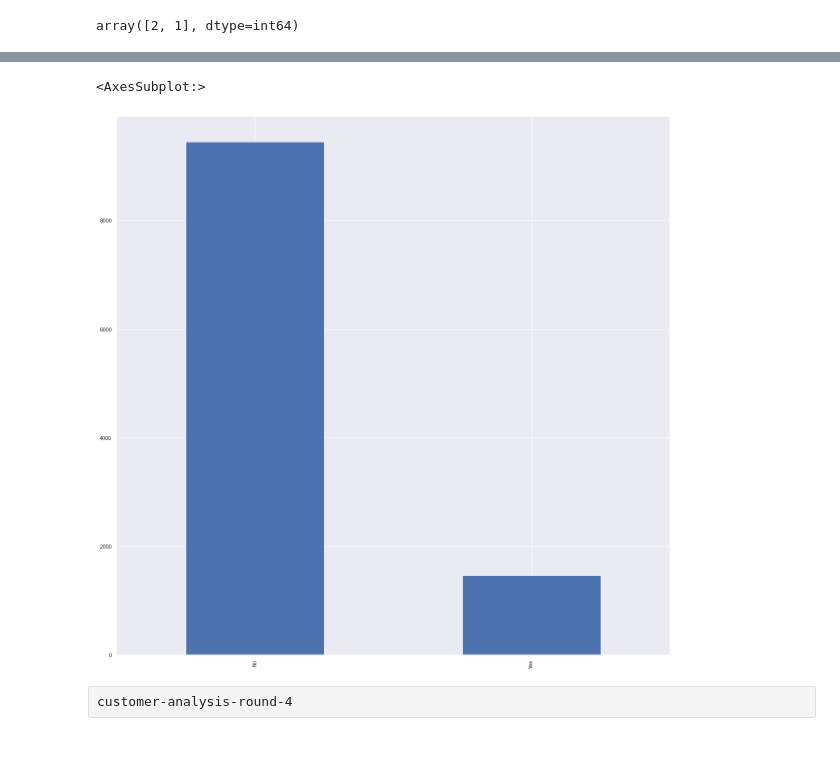
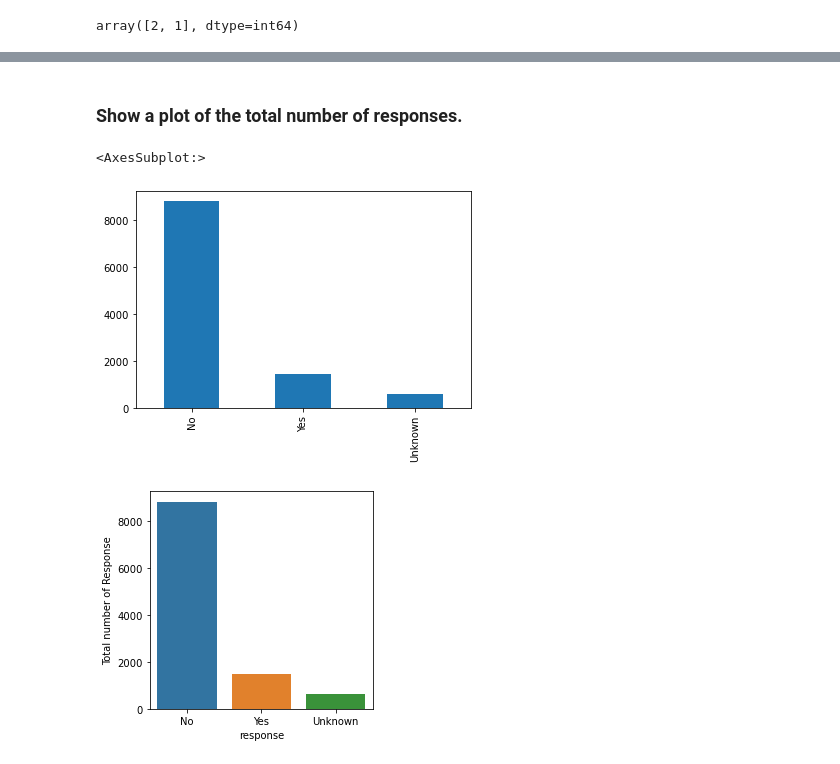
Before and after one commit to bennednedben/lab-customer-analysis-round-2, a Jupyter notebook: files_for_lab/csv_files/Solution6.ipynb, the cells around one changed output, grey strips where cells are left out. Saved outputs shown, nothing was run; the diff lists cells and outputs as text; code cells hidden in the pictures.

```diff
--- a/files_for_lab/csv_files/Solution6.ipynb
+++ b/files_for_lab/csv_files/Solution6.ipynb
@@ -327,5 +394,5 @@ Name: Vehicle Class, dtype: int64
 # %%
-# classify NaN's to the most common value
-data['Vehicle Class'] = data['Vehicle Class'].fillna('Four-Door Car')
+# classify NaN's to unknown value
+data['vehicle_class'] = data['vehicle_class'].fillna('unknown')
 # %%
 # show values in column 'Vehicle Class' --> "dropna=False" to show NaN value
@@ -354,3 +422,3 @@ Name: Vehicle Size, dtype: int64
 # %%
-# put NaN's into most common category
-data['Vehicle Size'] = data['Vehicle Size'].fillna('Medsize')
+# put NaN's into unknown
+data['vehicle_size'] = data['vehicle_size'].fillna('unknown')
@@ -369,5 +445,5 @@ Name: Vehicle Type, dtype: int64
 # %%
 # NaN's became 'M' (A=automatic; M=manuell)
-data['Vehicle Type'] = data['Vehicle Type'].fillna('M')
+data['vehicle_type'] = data['vehicle_type'].fillna('M')
 # %%
 # show values in column 'Vehicle Type' --> "dropna=False" to show NaN value
@@ -433,11 +494,10 @@ data
 # %%
-# Extract the months from the dataset and store it into a separate column
-# data['Year'] = pd.DatetimeIndex(data['Effective To Date']).year
+# data['Year'] = pd.DatetimeIndex(data['effective_to_date']).year
 # data['Year'].unique()
-# data['Day'] = pd.DatetimeIndex(data['Effective To Date']).day
+# data['Day'] = pd.DatetimeIndex(data['effective_to_date']).day
 # data['Day'].unique()
-data['Month'] =pd.DatetimeIndex(data['Effective To Date']).month
-data['Month'].unique()
+data['month'] =pd.DatetimeIndex(data['effective_to_date']).month
+data['month'].unique()
 # %% [output]
 array([2, 1], dtype=int64)
 # %%
@@ -490,8 +603,7 @@ Name: Gender, dtype: int64
+# %% [markdown]
+### Show a plot of the total number of responses.
 # %%
-# Show a plot of the total number of responses.
-data.Response.value_counts().plot.bar()
+data.response.value_counts().plot.bar()
 # %% [output]
 <AxesSubplot:>
-[figure, old version]
+[figure, new version]
-# %% [raw]
-customer-analysis-round-4
@@ -501,0 +610,7 @@ customer-analysis-round-4
+# %%
+plt.figure(figsize=(4,4))
+sns.countplot('response', data=data)
+plt.ylabel('Total number of Response')
+plt.show()
+# %% [output]
+[figure, added]
```
Also changed, not shown: parts of 216 cells of this notebook, 1 other file.
